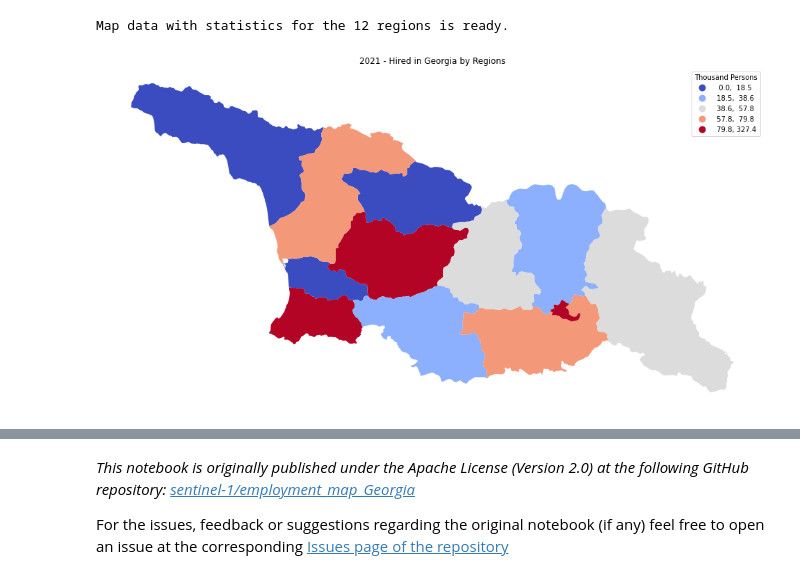
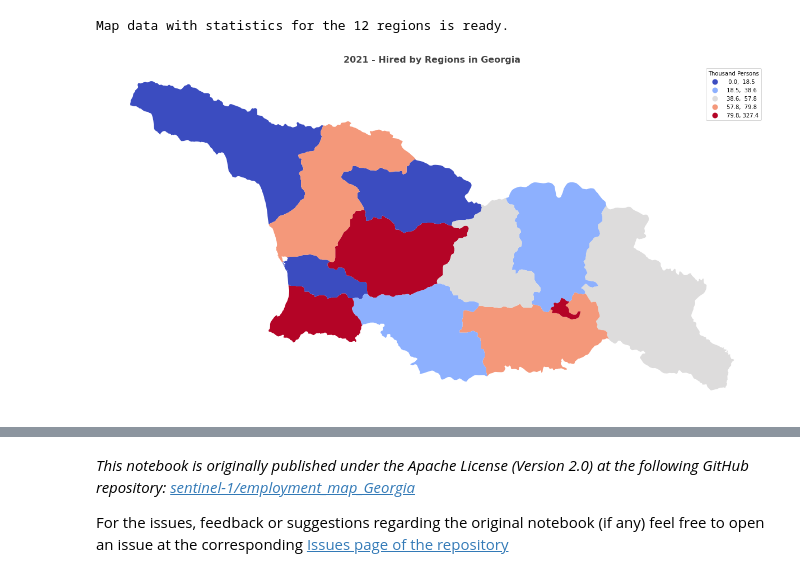
Before and after one commit to sentinel-1/employment_map_Georgia, a Jupyter notebook: Employment.ipynb, the cells around one changed output, grey strips where cells are left out. Saved outputs shown, nothing was run; the diff lists cells and outputs as text; code cells hidden in the pictures.

```diff
--- a/Employment.ipynb
+++ b/Employment.ipynb
@@ -121,17 +121,26 @@ Map data with statistics for the 12 regions is ready.
 # %%
 merged_geodf.plot(
     column=target_feature,
     scheme="Quantiles",
     figsize=(18, 9),
     legend=True,
     legend_kwds = {"fmt": "{:.1f}", "title": "Thousand Persons"},
     cmap='coolwarm'
 )
 plt.gca().set_axis_off()
-plt.title(f'{year} - {target_feature} in Georgia by Regions')
+plt.title(f'{year} - {target_feature} by Regions in Georgia',
+          fontdict={
+              'fontsize': 16,
+              'fontweight': 'bold',
+              'color': '#444444',
+              'verticalalignment': 'baseline',
+              'horizontalalignment': 'center'
+          })
+plt.tight_layout()
+plt.gcf().savefig("map.png")
 plt.show()
 # %% [output]
-[figure, old version]
+[figure, new version]
 # %%
 print(f"\n ** Total Elapsed time: {datetime.utcnow() - nb_st} ** \n")
 print(f"Notebook END time: {datetime.utcnow()} UTC\n")
```
Also changed, not shown: parts of 3 cells of this notebook, 3 other files.
